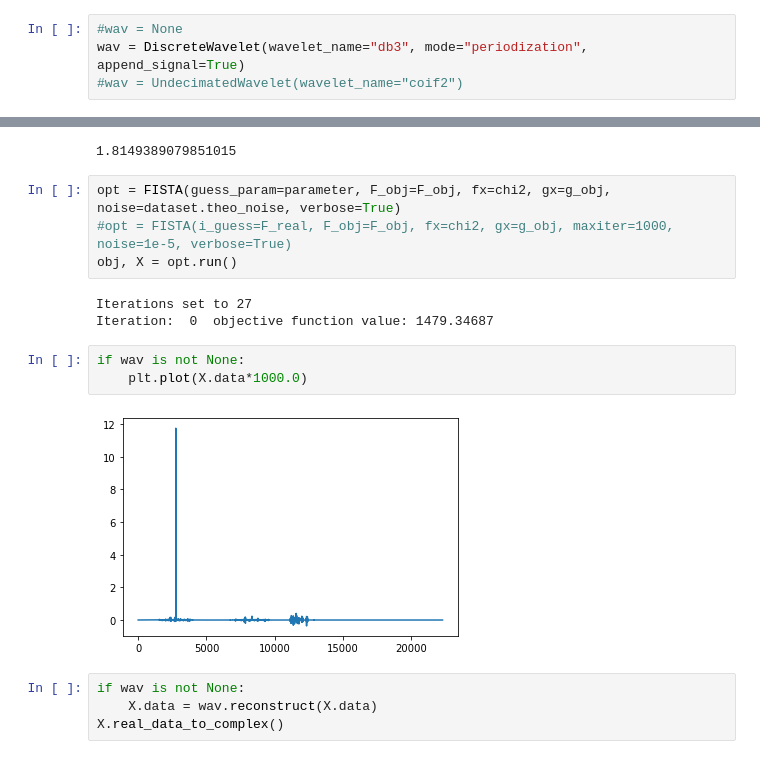
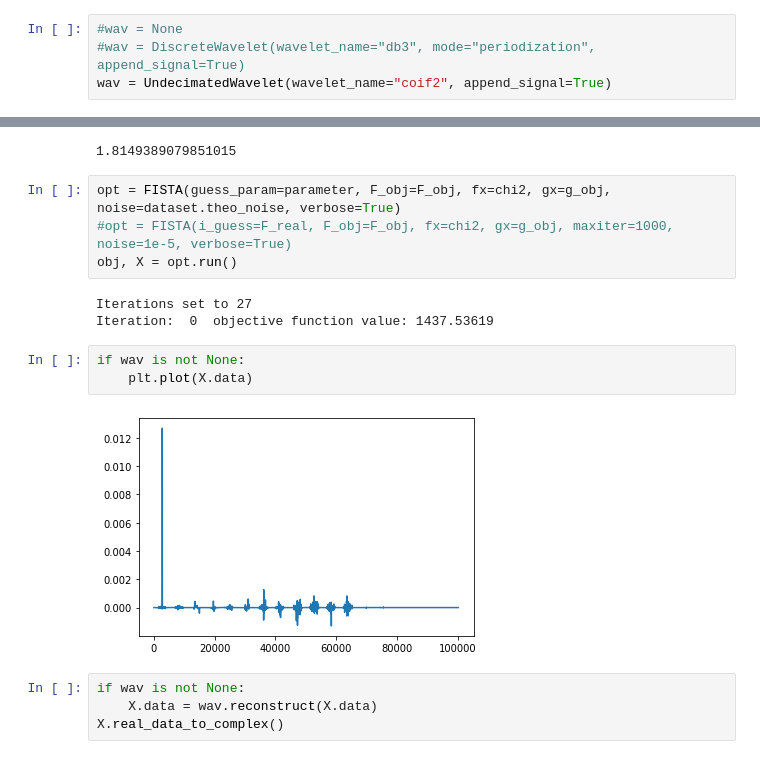
Before and after one commit to miguelcarcamov/csromer, a Jupyter notebook: sandboxes/framework_simulation_scenario1.ipynb, the cells around one changed output, grey strips where cells are left out. Cells and saved outputs as stored; diff of their text form.

Commit message:
adding undecimated wavelet

```diff
--- a/sandboxes/framework_simulation_scenario1.ipynb
+++ b/sandboxes/framework_simulation_scenario1.ipynb
@@ -215,7 +215,7 @@ plt.plot(dataset.lambda2, np.abs(P_back), 'g.', label=r"$|P|$")
 # %%
 #wav = None
-wav = DiscreteWavelet(wavelet_name="db3", mode="periodization", append_signal=True)
-#wav = UndecimatedWavelet(wavelet_name="coif2")
+#wav = DiscreteWavelet(wavelet_name="db3", mode="periodization", append_signal=True)
+wav = UndecimatedWavelet(wavelet_name="coif2", append_signal=True)
 # %%
 parameter.data = F_dirty
 parameter.complex_data_to_real()
@@ -256,12 +260,12 @@ opt = FISTA(guess_param=parameter, F_obj=F_obj, fx=chi2, gx=g_obj, noise=dataset
 obj, X = opt.run()
 # %% [output]
 Iterations set to 27
-Iteration:  0  objective function value: 1479.34687
+Iteration:  0  objective function value: 1437.53619
 # %%
 if wav is not None:
-    plt.plot(X.data*1000.0)
+    plt.plot(X.data)
 # %% [output]
-[figure, old version]
+[figure, new version]
 # %%
 if wav is not None:
     X.data = wav.reconstruct(X.data)
```
Also changed, not shown: parts of 16 cells of this notebook, 1 other file.
